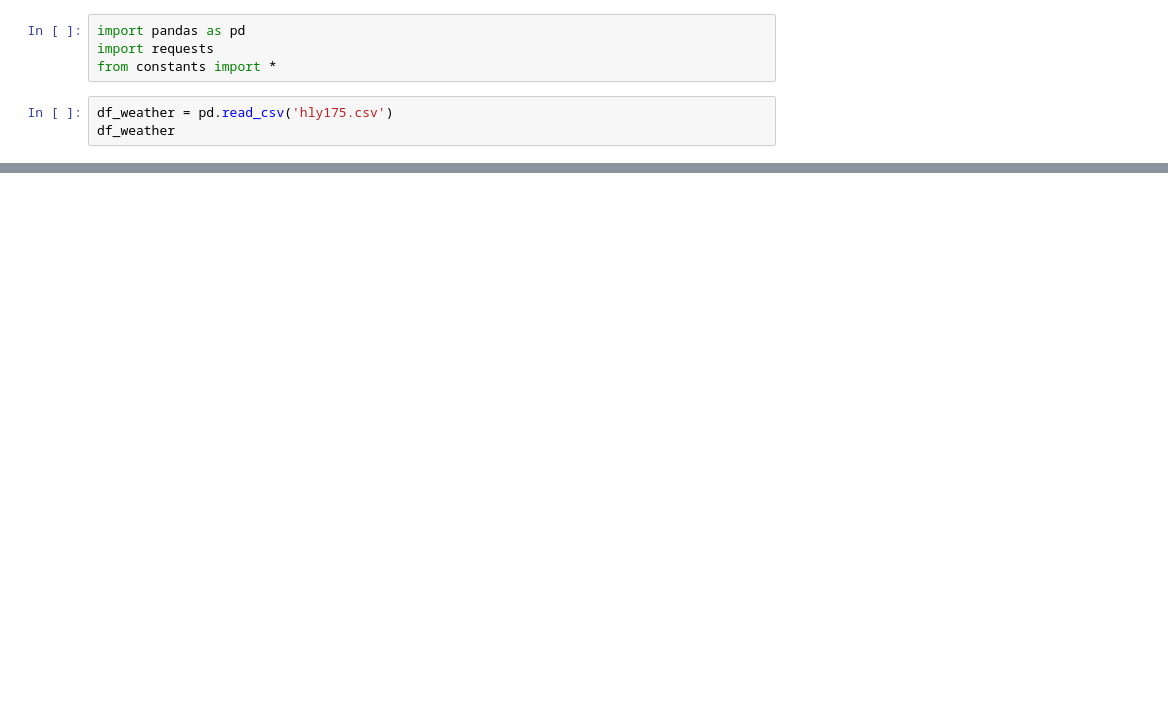
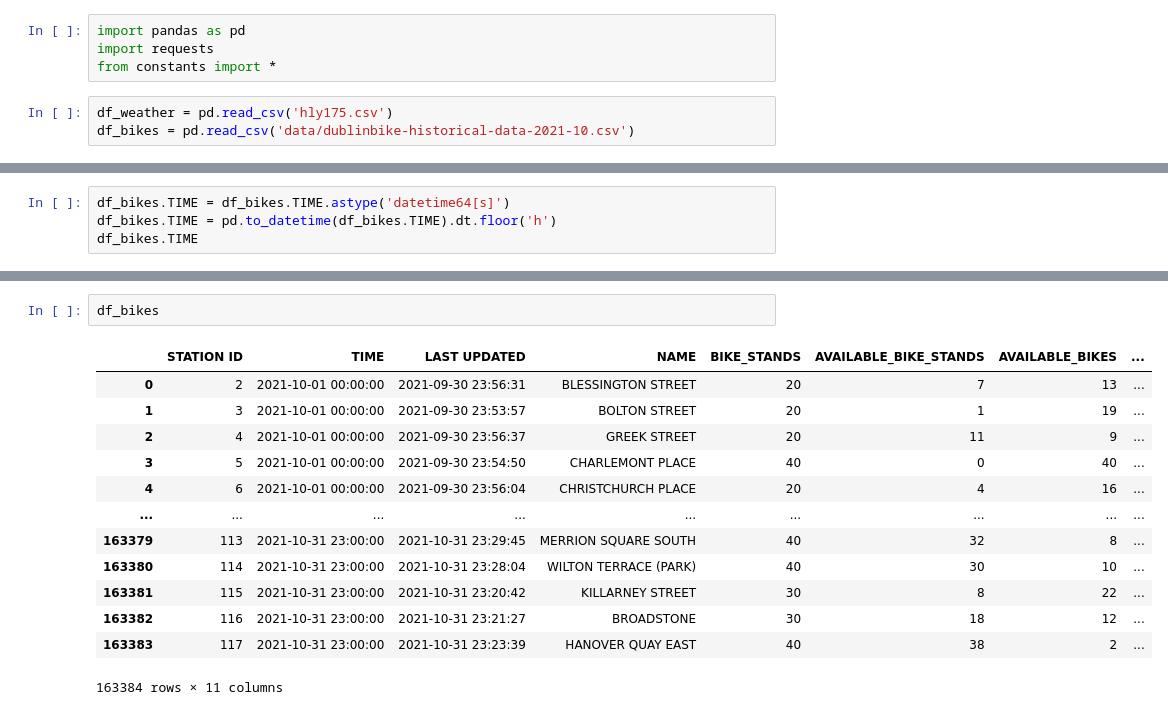
Before and after one commit to eoinmtreacy/dublin-bikes, a Jupyter notebook: prototypes/prototypes_model/weather_test.ipynb, the cells around one changed output, grey strips where cells are left out. Cells and saved outputs as stored; diff of their text form; blank space fills up the shorter version.

Commit message:
data formatting forweather look up

```diff
--- a/prototypes/prototypes_model/weather_test.ipynb
+++ b/prototypes/prototypes_model/weather_test.ipynb
@@ -4,4 +4,4 @@ import requests
 from constants import *
 # %%
 df_weather = pd.read_csv('hly175.csv')
-df_weather
+df_bikes = pd.read_csv('data/dublinbike-historical-data-2021-10.csv')
@@ -41,0 +45,4 @@ standardize dates to combine weather with historical data
+# %%
+df_bikes.TIME = df_bikes.TIME.astype('datetime64[s]')
+df_bikes.TIME = pd.to_datetime(df_bikes.TIME).dt.floor('h')
+df_bikes.TIME
@@ -41,0 +62,16 @@ standardize dates to combine weather with historical data
+# %%
+df_bikes
+# %% [output]
+|  | STATION ID | TIME | LAST UPDATED | NAME | BIKE_STANDS | AVAILABLE_BIKE_STANDS | AVAILABLE_BIKES | ... |
+| 0 | 2 | 2021-10-01 00:00:00 | 2021-09-30 23:56:31 | BLESSINGTON STREET | 20 | 7 | 13 | ... |
+| 1 | 3 | 2021-10-01 00:00:00 | 2021-09-30 23:53:57 | BOLTON STREET | 20 | 1 | 19 | ... |
+| 2 | 4 | 2021-10-01 00:00:00 | 2021-09-30 23:56:37 | GREEK STREET | 20 | 11 | 9 | ... |
+| 3 | 5 | 2021-10-01 00:00:00 | 2021-09-30 23:54:50 | CHARLEMONT PLACE | 40 | 0 | 40 | ... |
+| 4 | 6 | 2021-10-01 00:00:00 | 2021-09-30 23:56:04 | CHRISTCHURCH PLACE | 20 | 4 | 16 | ... |
+| ... | ... | ... | ... | ... | ... | ... | ... | ... |
+| 163379 | 113 | 2021-10-31 23:00:00 | 2021-10-31 23:29:45 | MERRION SQUARE SOUTH | 40 | 32 | 8 | ... |
+| 163380 | 114 | 2021-10-31 23:00:00 | 2021-10-31 23:28:04 | WILTON TERRACE (PARK) | 40 | 30 | 10 | ... |
+| 163381 | 115 | 2021-10-31 23:00:00 | 2021-10-31 23:20:42 | KILLARNEY STREET | 30 | 8 | 22 | ... |
+| 163382 | 116 | 2021-10-31 23:00:00 | 2021-10-31 23:21:27 | BROADSTONE | 30 | 18 | 12 | ... |
+| 163383 | 117 | 2021-10-31 23:00:00 | 2021-10-31 23:23:39 | HANOVER QUAY EAST | 40 | 38 | 2 | ... |
+163384 rows × 11 columns
```
Also changed, not shown: parts of 13 cells of this notebook.
